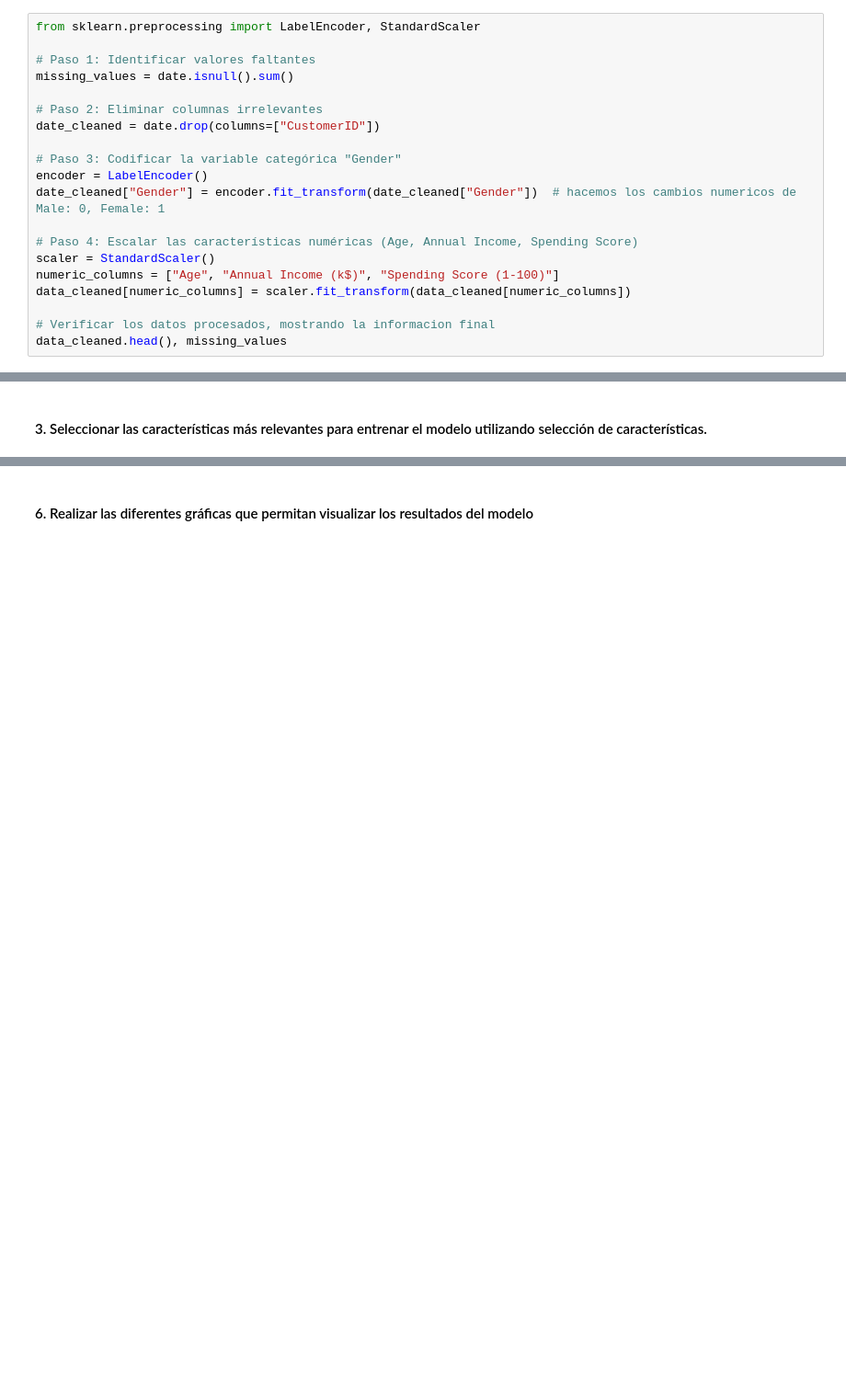
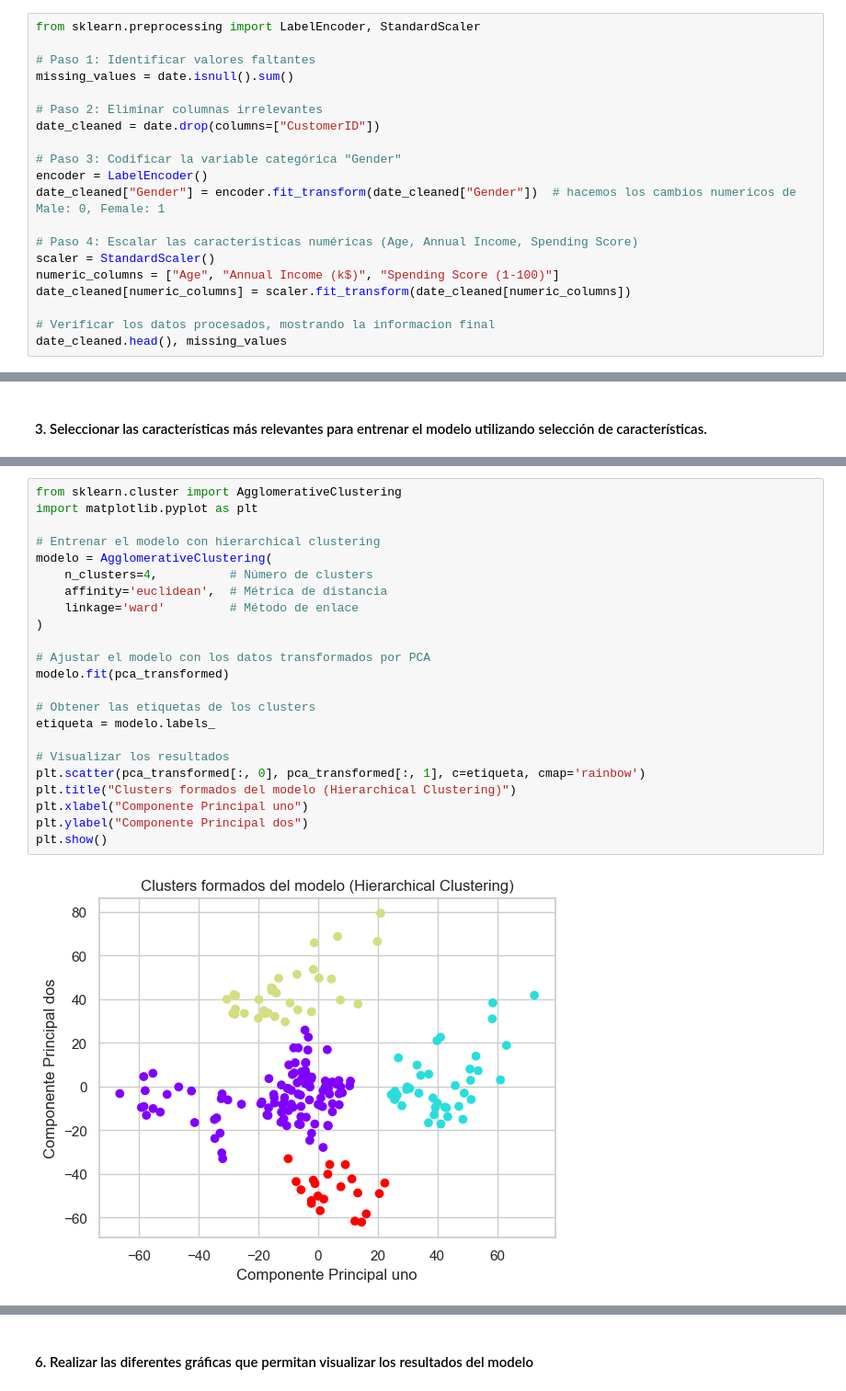
Before and after one commit to Deninsonalexander/Hierarchical-Clustering, a Jupyter notebook: CodigoFuente.ipynb, the cells around one changed output, grey strips where cells are left out. Shown at 92% size. Cells and saved outputs as stored; diff of their text form; blank space fills up the shorter version.

```diff
--- a/CodigoFuente.ipynb
+++ b/CodigoFuente.ipynb
@@ -98,10 +98,10 @@ date_cleaned["Gender"] = encoder.fit_transform(date_cleaned["Gender"])  # hacemo
 # Paso 4: Escalar las características numéricas (Age, Annual Income, Spending Score)
 scaler = StandardScaler()
 numeric_columns = ["Age", "Annual Income (k$)", "Spending Score (1-100)"]
-data_cleaned[numeric_columns] = scaler.fit_transform(data_cleaned[numeric_columns])
+date_cleaned[numeric_columns] = scaler.fit_transform(date_cleaned[numeric_columns])
 
 # Verificar los datos procesados, mostrando la informacion final
-data_cleaned.head(), missing_values
+date_cleaned.head(), missing_values
 # %% [output]
 (   Gender       Age  Annual Income (k$)  Spending Score (1-100)
  0       1 -1.424569           -1.738999               -0.434801
@@ -158,2 +159,27 @@ Obetenmos buenos resultados, 44% y 45% mas o menos y al sumar estos dos componen
+# %%
+from sklearn.cluster import AgglomerativeClustering
+import matplotlib.pyplot as plt
+
+# Entrenar el modelo con hierarchical clustering
+modelo = AgglomerativeClustering(
+    n_clusters=4,          # Número de clusters
+    affinity='euclidean',  # Métrica de distancia
+    linkage='ward'         # Método de enlace
+)
+
+# Ajustar el modelo con los datos transformados por PCA
+modelo.fit(pca_transformed)
+
+# Obtener las etiquetas de los clusters
+etiqueta = modelo.labels_
+
+# Visualizar los resultados
+plt.scatter(pca_transformed[:, 0], pca_transformed[:, 1], c=etiqueta, cmap='rainbow')
+plt.title("Clusters formados del modelo (Hierarchical Clustering)")
+plt.xlabel("Componente Principal uno")
+plt.ylabel("Componente Principal dos")
+plt.show()
+# %% [output]
+[figure, added]
 # %% [markdown]
 <h4>5. Evaluar el desempeño del modelo con métricas como Coeficiente de Silhouette, Índice de Calinski-Harabasz, etc.</h4>
```
Also changed, not shown: parts of 12 cells of this notebook.
